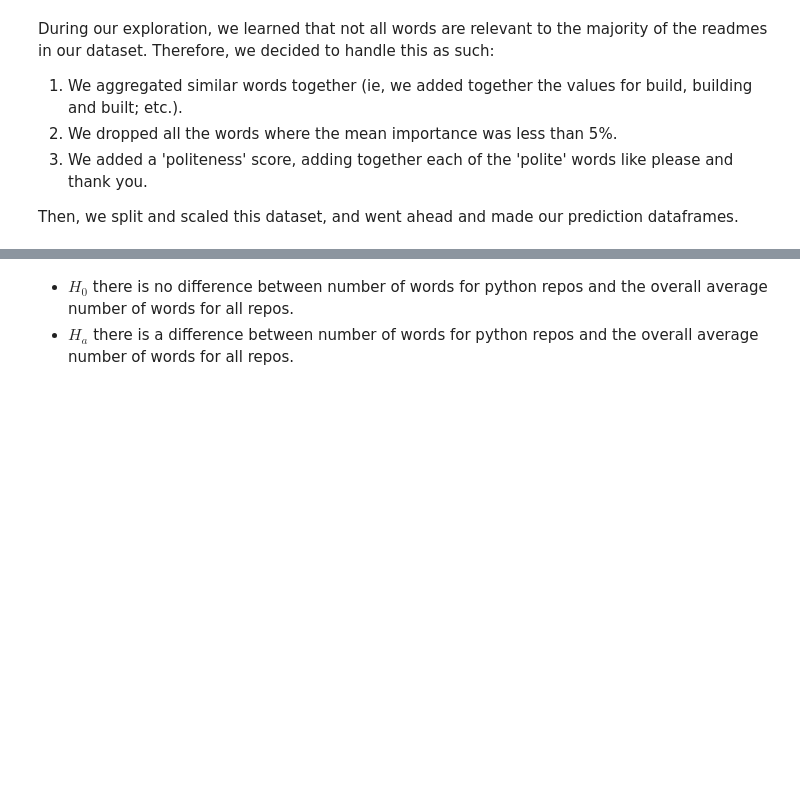
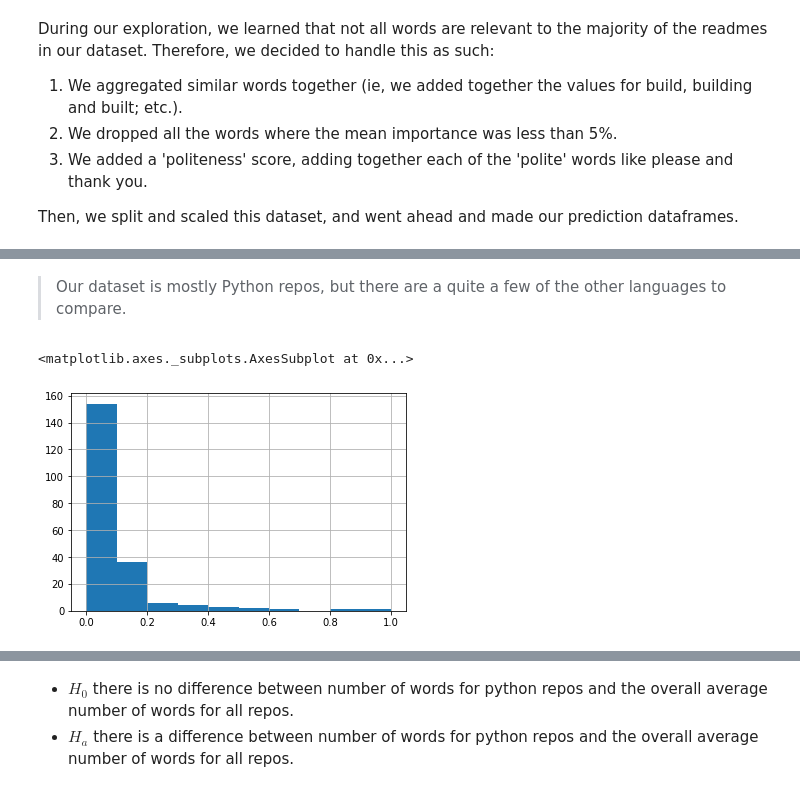
Before and after one commit to nlp-JB/predicting-using-nlp, a Jupyter notebook: Walkthrough.ipynb, the cells around one changed output, grey strips where cells are left out. Saved outputs shown, nothing was run; the diff lists cells and outputs as text; code cells hidden in the pictures; blank space fills up the shorter version.

```diff
--- a/Walkthrough.ipynb
+++ b/Walkthrough.ipynb
@@ -224,0 +231,7 @@ X_train_reduced['y'] = y_train
+# %% [markdown]
+> Our dataset is mostly Python repos, but there are a quite a few of the other languages to compare.
+# %%
+X_train_reduced.num_words.hist()
+# %% [output]
+<matplotlib.axes._subplots.AxesSubplot at 0x...>
+[figure, added]
```
Also changed, not shown: parts of 40 cells of this notebook, 2 other files.
